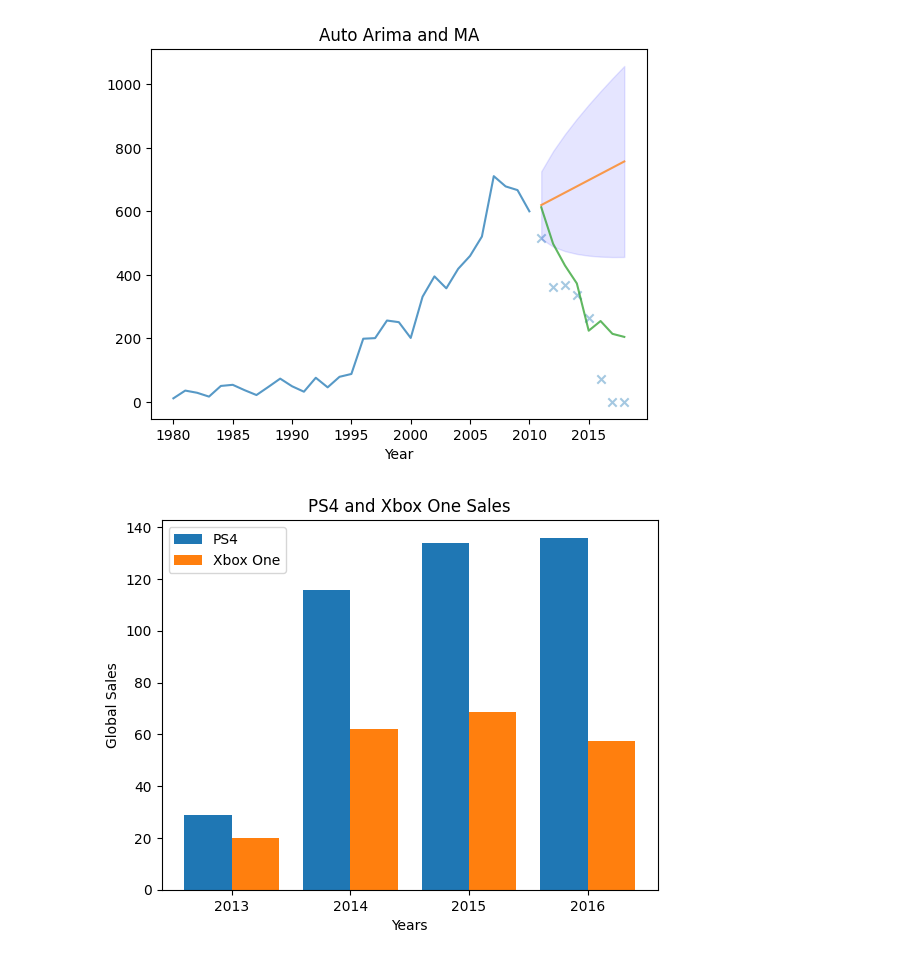
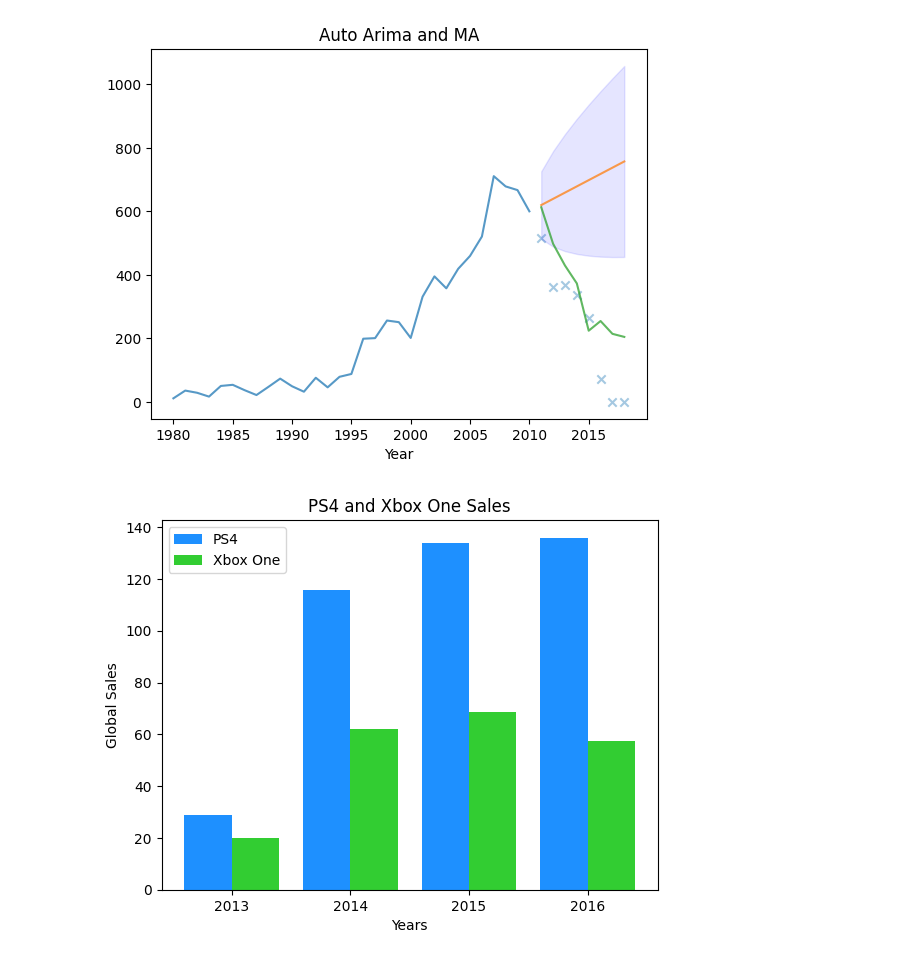
Before and after one commit to devrhathi/videogames_sales, a Jupyter notebook: Analysis/temp.ipynb, the cells around one changed output. Saved outputs shown, nothing was run; the diff lists cells and outputs as text; code cells hidden in the pictures.

```diff
--- a/Analysis/temp.ipynb
+++ b/Analysis/temp.ipynb
@@ -96,28 +97,28 @@ Text(0.5, 0, 'Year')
 # %%
 df = pd.read_csv('../Datasets/PS4_GamesSales.csv', parse_dates=['Year'], encoding='latin1')
 df["Year"].fillna(df["Year"].median(),inplace = True)
 df["Year"] = df['Year'].dt.year
 df = df[df.Year < 2017]
 ps_df = df.groupby('Year')[['Global']].sum()
 
 df = pd.read_csv('../Datasets/XboxOne_GameSales.csv', parse_dates=['Year'], encoding='latin1')
 df["Year"].fillna(df["Year"].median(),inplace = True)
 df["Year"] = df['Year'].dt.year
 df = df[df.Year < 2017]
 
 xb_df = df.groupby('Year')[['Global']].sum()
 
-plt.bar(ps_df.index - 0.2, ps_df.Global, 0.4, label="PS4")
-plt.bar(xb_df.index + 0.2, xb_df.Global, 0.4, label="Xbox One")
+plt.bar(ps_df.index - 0.2, ps_df.Global, 0.4, label="PS4",color="dodgerblue")
+plt.bar(xb_df.index + 0.2, xb_df.Global, 0.4, label="Xbox One",color="limegreen")
 
 
 plt.xticks(ps_df.index, ps_df.index)
 plt.xlabel("Years")
 plt.ylabel("Global Sales")
 plt.title("PS4 and Xbox One Sales")
 plt.legend()
 
 plt.show()
 # %% [output]
-[figure, old version]
+[figure, new version]
 # %%
```
Also changed, not shown: parts of 5 cells of this notebook.
